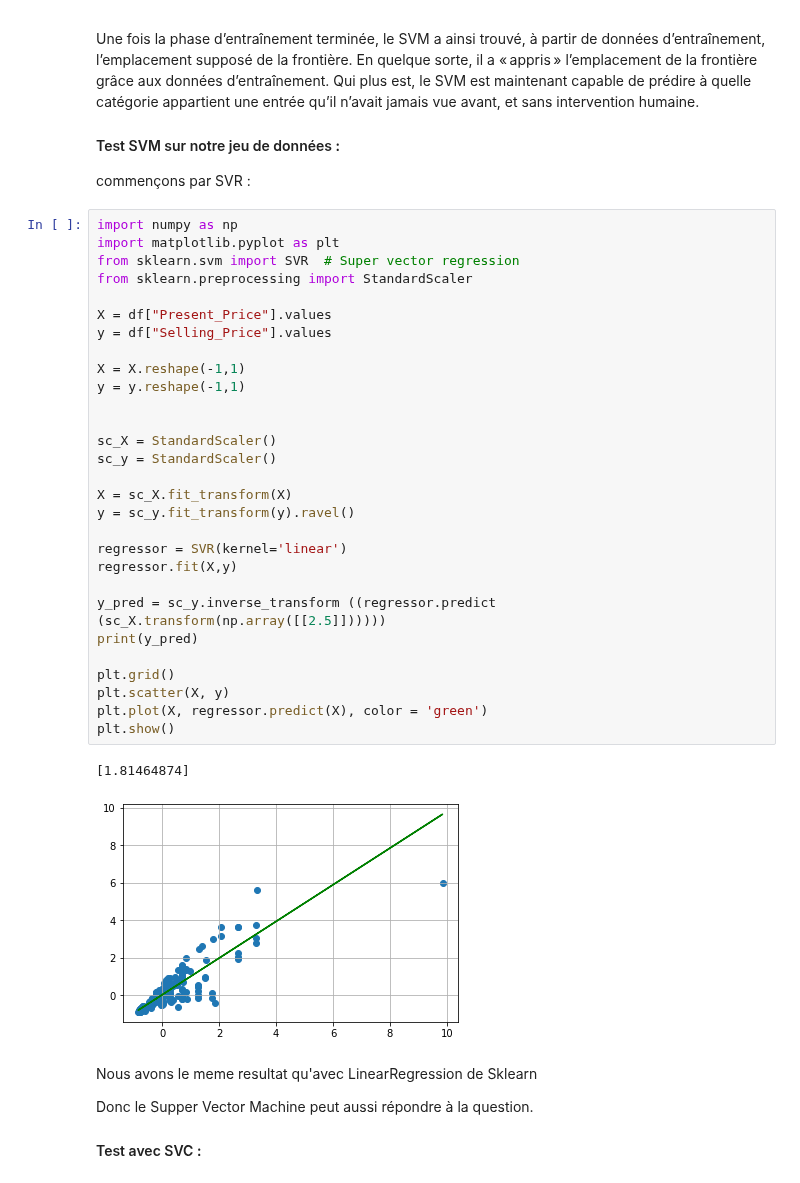
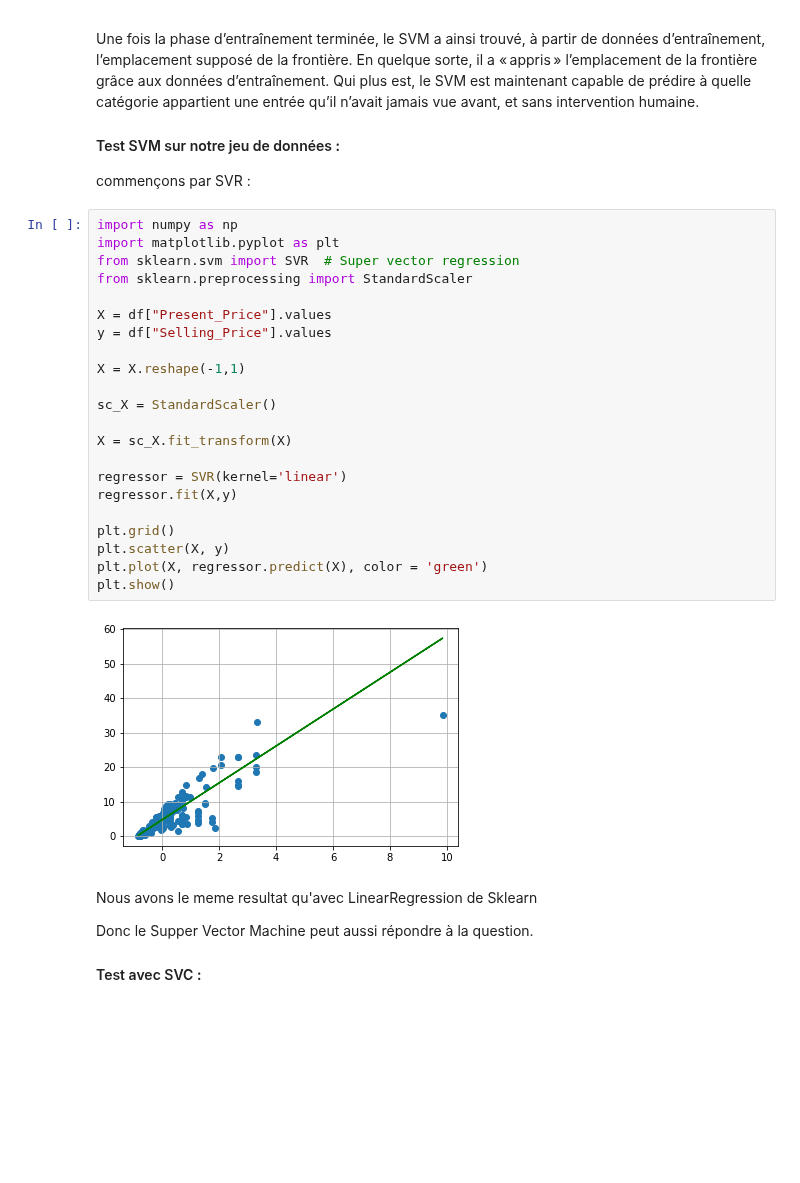
Before and after one commit to Ludo-R/CarPurchase-Project, a Jupyter notebook: carpurchase.ipynb, the cells around one changed output. Drawn from its saved outputs; the diff is of its cells as text; blank space fills up the shorter version.

```diff
--- a/carpurchase.ipynb
+++ b/carpurchase.ipynb
@@ -395,35 +395,27 @@ commençons par SVR :
 # %%
 import numpy as np
 import matplotlib.pyplot as plt
 from sklearn.svm import SVR  # Super vector regression
 from sklearn.preprocessing import StandardScaler
 
 X = df["Present_Price"].values
 y = df["Selling_Price"].values
 
 X = X.reshape(-1,1)
-y = y.reshape(-1,1)
-
 
 sc_X = StandardScaler()
-sc_y = StandardScaler()
 
 X = sc_X.fit_transform(X)
-y = sc_y.fit_transform(y).ravel()
 
 regressor = SVR(kernel='linear')
 regressor.fit(X,y)
-
-y_pred = sc_y.inverse_transform ((regressor.predict (sc_X.transform(np.array([[2.5]])))))
-print(y_pred)
 
 plt.grid()
 plt.scatter(X, y)
 plt.plot(X, regressor.predict(X), color = 'green')
 plt.show()
 # %% [output]
-[1.81464874]
-[figure, old version]
+[figure, new version]
 # %% [markdown]
 Nous avons le meme resultat qu'avec LinearRegression de Sklearn
 
```
Also changed, not shown: parts of 7 cells of this notebook.
